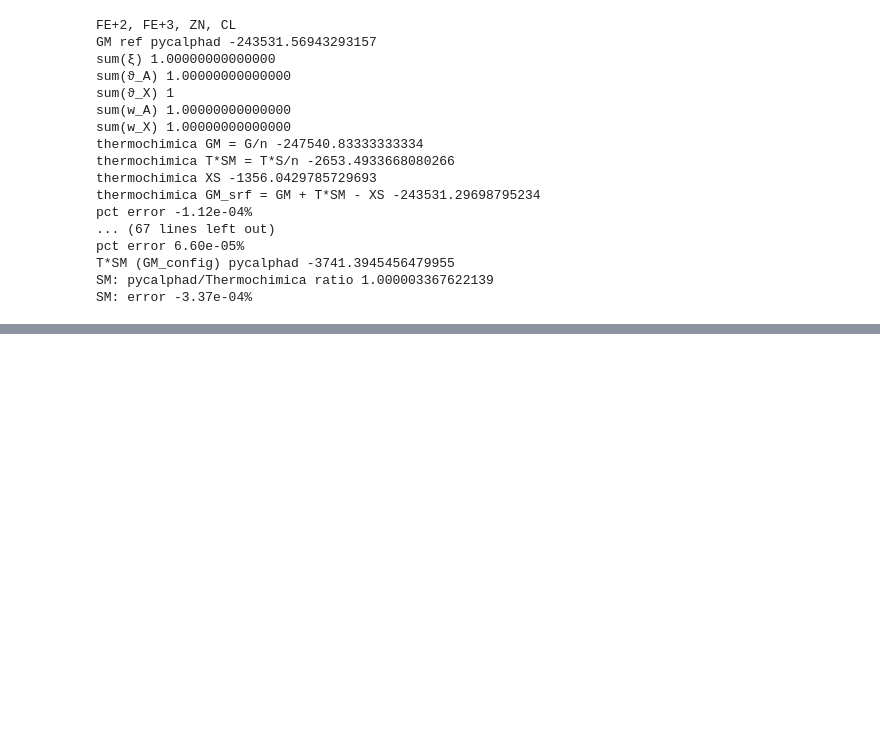
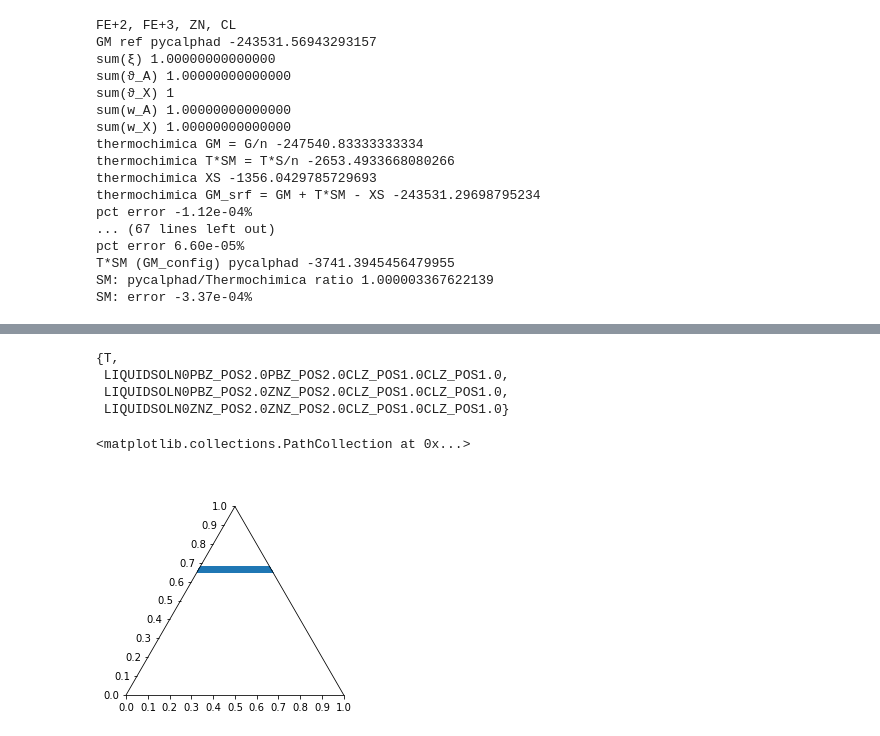
Before and after one commit to wahab2604/pycalphad, a Jupyter notebook: chemsage-dat-files/MQM-energy.ipynb, the cells around one changed output, grey strips where cells are left out. Saved outputs shown, nothing was run; the diff lists cells and outputs as text; code cells hidden in the pictures; blank space fills up the shorter version.

```diff
--- a/chemsage-dat-files/MQM-energy.ipynb
+++ b/chemsage-dat-files/MQM-energy.ipynb
@@ -781,0 +833,17 @@ plt.legend()
+# %%
+mod = ModelMQMQA(dbf, ['PB', 'ZN', 'CL'], 'LIQUIDSOLN')
+mod.GM.free_symbols
+# %% [output]
+{T,
+ LIQUIDSOLN0PBZ_POS2.0PBZ_POS2.0CLZ_POS1.0CLZ_POS1.0,
+ LIQUIDSOLN0PBZ_POS2.0ZNZ_POS2.0CLZ_POS1.0CLZ_POS1.0,
+ LIQUIDSOLN0ZNZ_POS2.0ZNZ_POS2.0CLZ_POS1.0CLZ_POS1.0}
+# %%
+cr = calculate(dbf, ['PB', 'ZN', 'CL'], 'LIQUIDSOLN', T=500, N=1, P=101325, model=mod)
+# %%
+fig = plt.figure()
+ax = fig.gca(projection='triangular')
+ax.scatter(cr.X.sel(component='PB'), cr.X.sel(component='CL'))
+# %% [output]
+<matplotlib.collections.PathCollection at 0x...>
+[figure, added]
```
Also changed, not shown: parts of 14 cells of this notebook.
